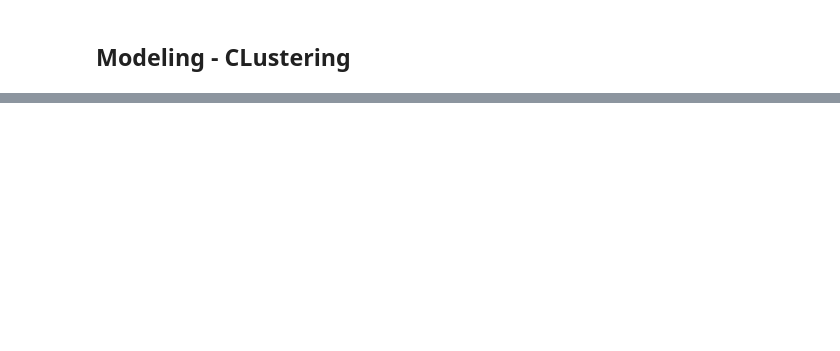
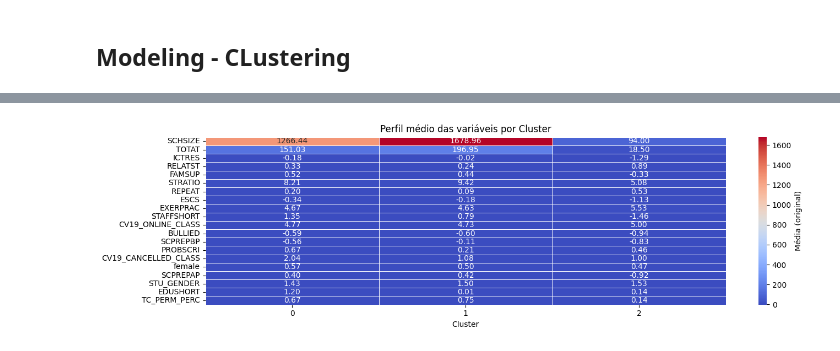
Before and after one commit to Duarte-Casta/AI-Driven-Project, a Jupyter notebook: data_preparation.ipynb, the cells around one changed output, grey strips where cells are left out. Drawn from its saved outputs; the diff is of its cells as text; code cells hidden in the pictures; blank space fills up the shorter version.

```diff
--- a/data_preparation.ipynb
+++ b/data_preparation.ipynb
@@ -770,0 +793,8 @@ cluster
+# %%
+# 4. Clustering final
+K_FINAL = 3
+
+km_final = KMeans(n_clusters=K_FINAL, random_state=42, n_init=10)
+df_cluster_reg["Cluster"] = km_final.fit_predict(X_cluster)
+
+print(df_cluster_reg[["Cluster"]].sort_values("Cluster"))
@@ -770,0 +819,4 @@ cluster
+# %%
+cluster_profile(df_cluster_raw=df_cluster_reg,top_vars=top_vars)
+# %% [output]
+[figure, added]
```
Also changed, not shown: parts of 34 cells of this notebook.
